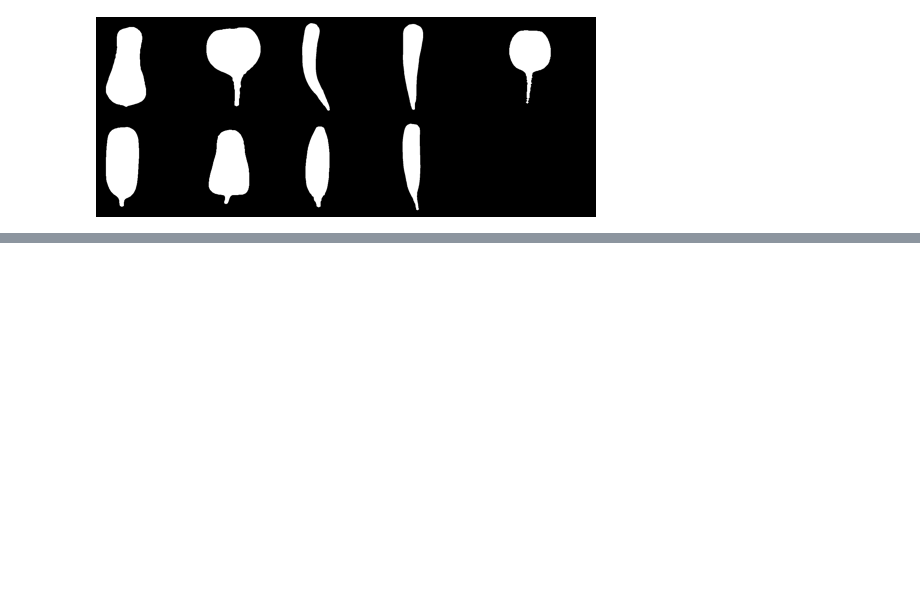
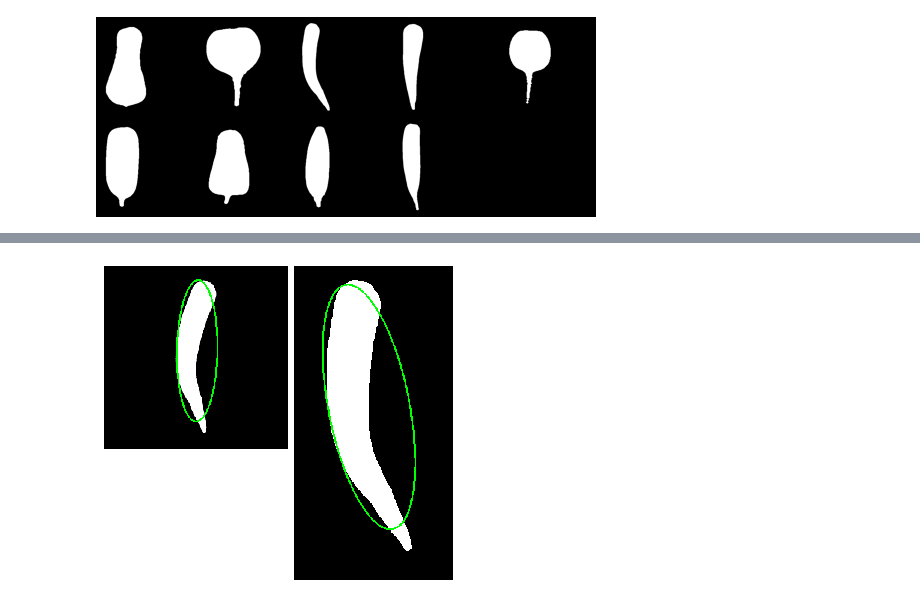
Before and after one commit to iciromaco/RadiShLab, a Jupyter notebook: S4_実験用シルエット画像データの生成.ipynb, the cells around one changed output, grey strips where cells are left out. Cells and saved outputs as stored; diff of their text form; code cells hidden in the pictures; blank space fills up the shorter version.

```diff
--- a/S4_実験用シルエット画像データの生成.ipynb
+++ b/S4_実験用シルエット画像データの生成.ipynb
@@ -162,0 +271,4 @@ rd.makethumbnail(aOutput_SilF)
+# %%
+resultplot2(2)
+# %% [output]
+[figure, added]
```
Also changed, not shown: parts of 18 cells of this notebook, 17 other files.
